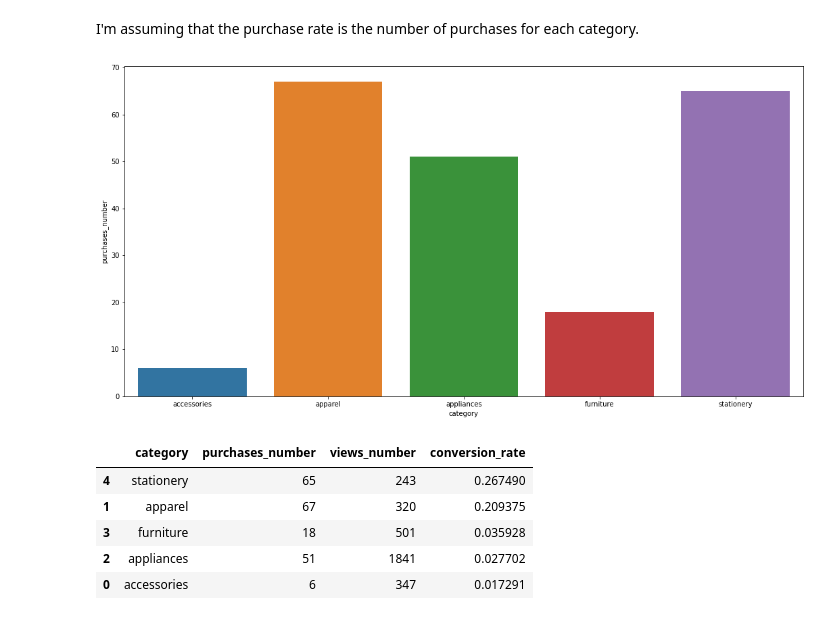
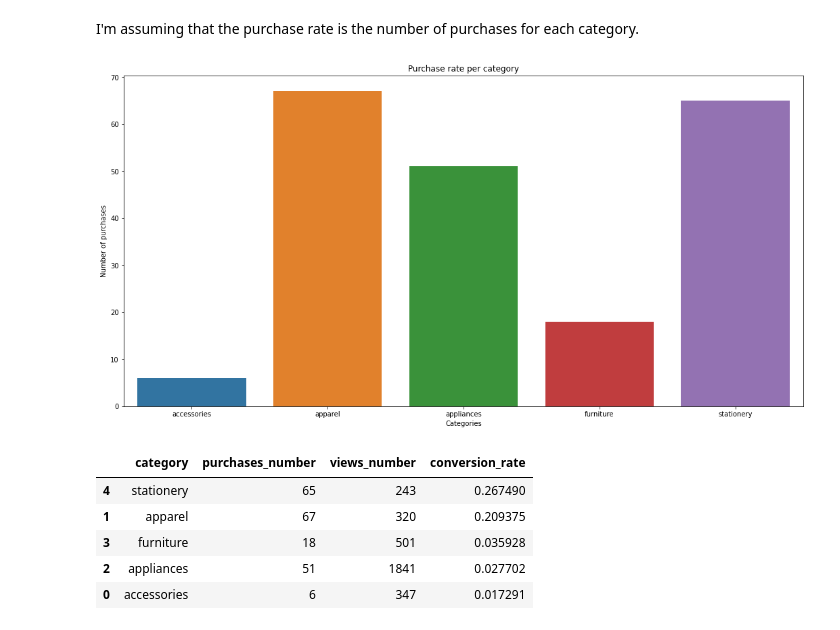
Before and after one commit to domenicocinque/ADM-HW2, a Jupyter notebook: HW2_Dom.ipynb, the cells around one changed output. Drawn from its saved outputs; the diff is of its cells as text; code cells hidden in the pictures.

```diff
--- a/HW2_Dom.ipynb
+++ b/HW2_Dom.ipynb
@@ -102,11 +102,13 @@ I'm assuming that the purchase rate is the number of purchases for each category
 # %%
 import seaborn as sns
 import matplotlib.pyplot as plt
 
 fig = plt.figure(figsize=(18,9))
 plot = sns.barplot(x='category', y='purchases_number', data=dout)
+plot.set(xlabel='Categories', ylabel='Number of purchases', title = 'Purchase rate per category')
+plt.show()
 # %% [output]
-[figure, old version]
+[figure, new version]
 # %%
 # Sorting values
 
```
Also changed, not shown: parts of 2 cells of this notebook.
